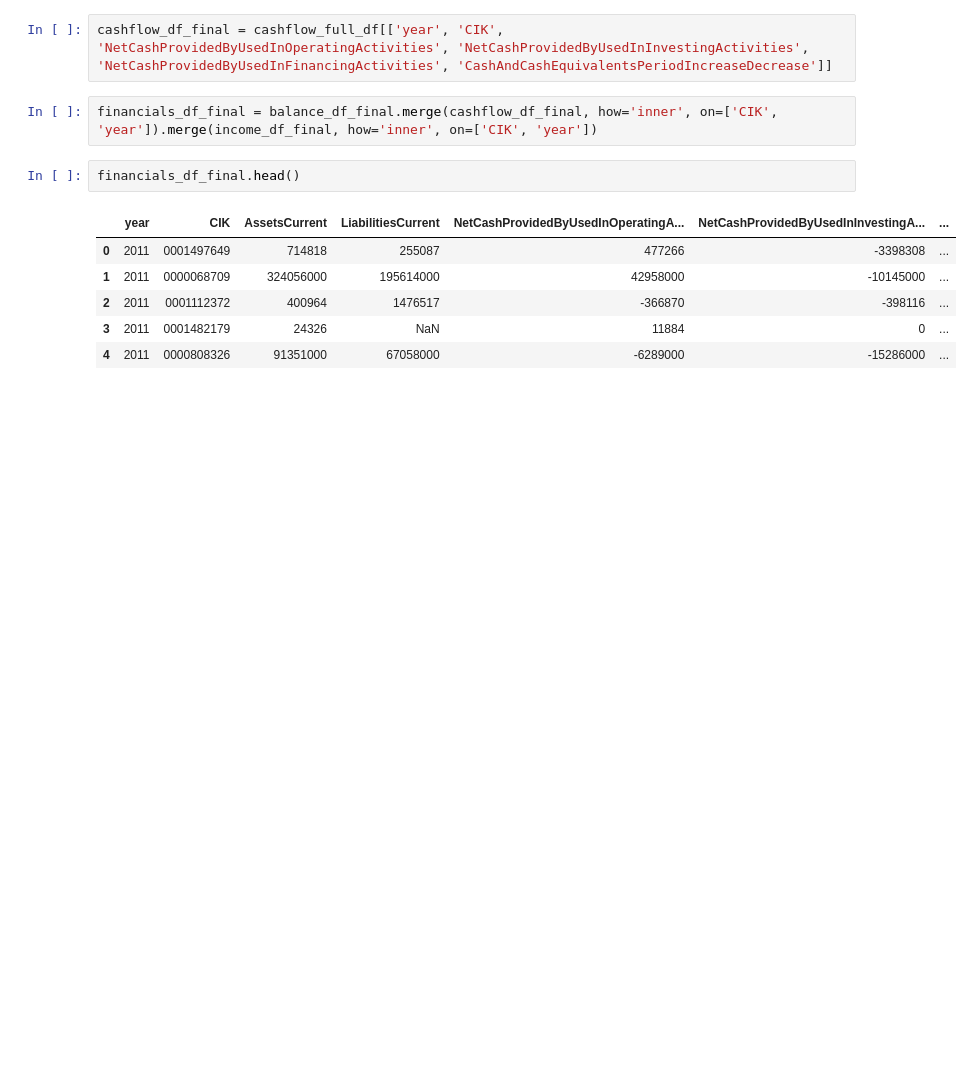
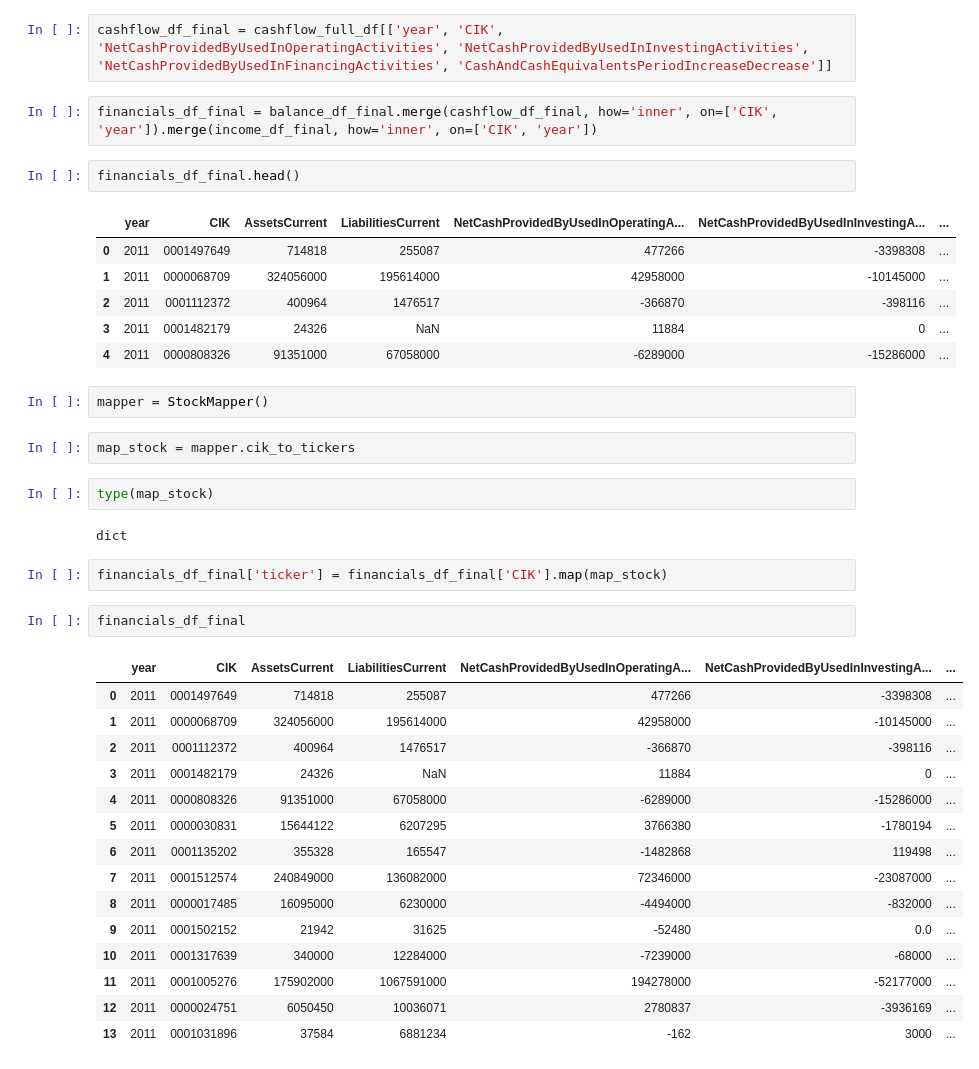
Before and after one commit to zpollats/LongTermStockPerformancePrediction, a Jupyter notebook: working_notebook.ipynb, the cells around one changed output. Drawn from its saved outputs; the diff is of its cells as text; blank space fills up the shorter version.

```diff
--- a/working_notebook.ipynb
+++ b/working_notebook.ipynb
@@ -874,3 +670,31 @@ financials_df_final.head()
 | 2 | 2011 | 0001112372 | 400964 | 1476517 | -366870 | -398116 | ... |
 | 3 | 2011 | 0001482179 | 24326 | NaN | 11884 | 0 | ... |
 | 4 | 2011 | 0000808326 | 91351000 | 67058000 | -6289000 | -15286000 | ... |
+# %%
+mapper = StockMapper()
+# %%
+map_stock = mapper.cik_to_tickers
+# %%
+type(map_stock)
+# %% [output]
+dict
+# %%
+financials_df_final['ticker'] = financials_df_final['CIK'].map(map_stock)
+# %%
+financials_df_final
+# %% [output]
+|  | year | CIK | AssetsCurrent | LiabilitiesCurrent | NetCashProvidedByUsedInOperatingA... | NetCashProvidedByUsedInInvestingA... | ... |
+| 0 | 2011 | 0001497649 | 714818 | 255087 | 477266 | -3398308 | ... |
+| 1 | 2011 | 0000068709 | 324056000 | 195614000 | 42958000 | -10145000 | ... |
+| 2 | 2011 | 0001112372 | 400964 | 1476517 | -366870 | -398116 | ... |
+| 3 | 2011 | 0001482179 | 24326 | NaN | 11884 | 0 | ... |
+| 4 | 2011 | 0000808326 | 91351000 | 67058000 | -6289000 | -15286000 | ... |
+| 5 | 2011 | 0000030831 | 15644122 | 6207295 | 3766380 | -1780194 | ... |
+| 6 | 2011 | 0001135202 | 355328 | 165547 | -1482868 | 119498 | ... |
+| 7 | 2011 | 0001512574 | 240849000 | 136082000 | 72346000 | -23087000 | ... |
+| 8 | 2011 | 0000017485 | 16095000 | 6230000 | -4494000 | -832000 | ... |
+| 9 | 2011 | 0001502152 | 21942 | 31625 | -52480 | 0.0 | ... |
+| 10 | 2011 | 0001317639 | 340000 | 12284000 | -7239000 | -68000 | ... |
+| 11 | 2011 | 0001005276 | 175902000 | 1067591000 | 194278000 | -52177000 | ... |
+| 12 | 2011 | 0000024751 | 6050450 | 10036071 | 2780837 | -3936169 | ... |
+| 13 | 2011 | 0001031896 | 37584 | 6881234 | -162 | 3000 | ... |
```
Also changed, not shown: parts of 37 cells of this notebook.
